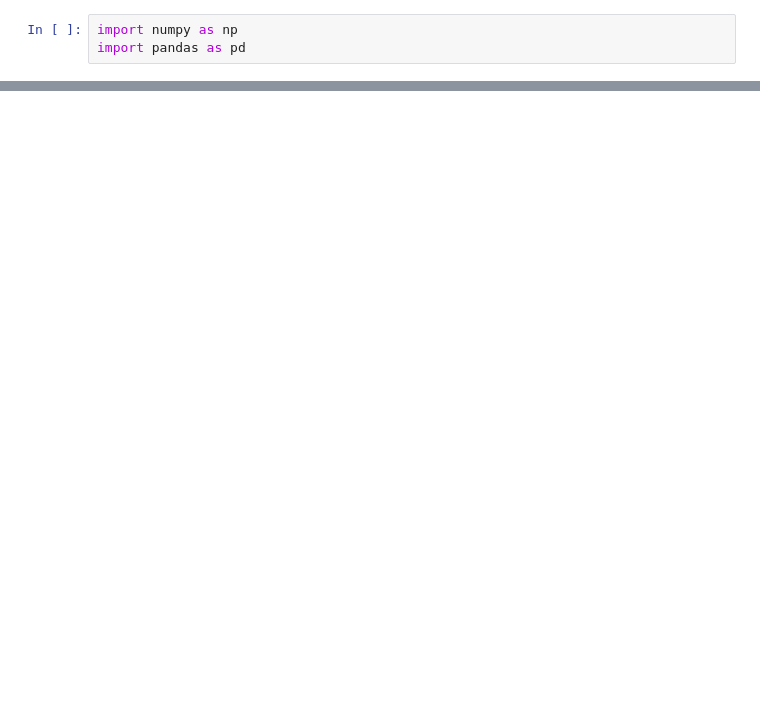
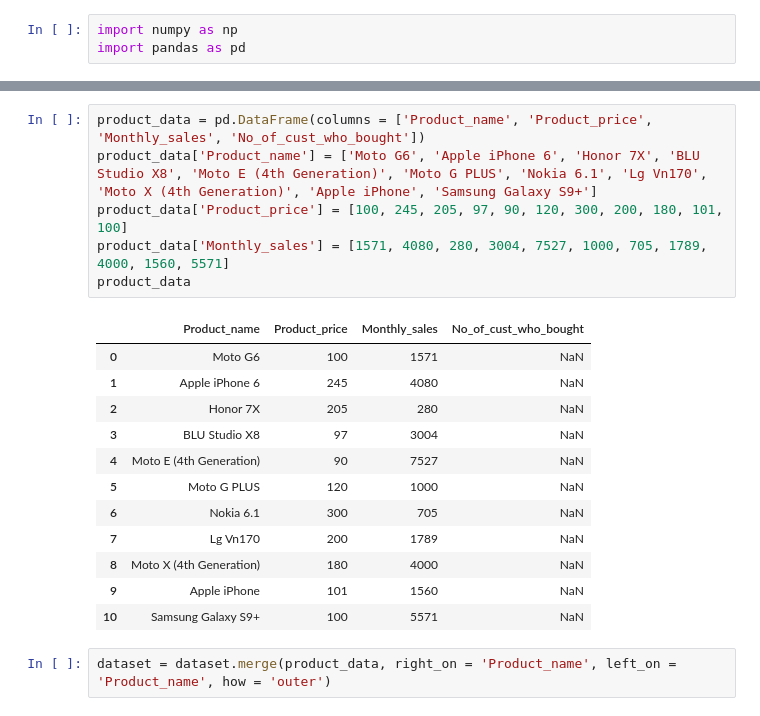
Before and after one commit to highmountainwarrior/Stock-Trading-Algo, a Jupyter notebook: Ecommerce_proj.ipynb, the cells around one changed output, grey strips where cells are left out. Drawn from its saved outputs; the diff is of its cells as text; blank space fills up the shorter version.

```diff
--- a/Ecommerce_proj.ipynb
+++ b/Ecommerce_proj.ipynb
@@ -26,0 +19,21 @@ array(['Existing', 'Existing', 'Existing', 'Existing', 'New', 'New',
+# %%
+product_data = pd.DataFrame(columns = ['Product_name', 'Product_price', 'Monthly_sales', 'No_of_cust_who_bought'])
+product_data['Product_name'] = ['Moto G6', 'Apple iPhone 6', 'Honor 7X', 'BLU Studio X8', 'Moto E (4th Generation)', 'Moto G PLUS', 'Nokia 6.1', 'Lg Vn170', 'Moto X (4th Generation)', 'Apple iPhone', 'Samsung Galaxy S9+']
+product_data['Product_price'] = [100, 245, 205, 97, 90, 120, 300, 200, 180, 101, 100]
+product_data['Monthly_sales'] = [1571, 4080, 280, 3004, 7527, 1000, 705, 1789, 4000, 1560, 5571]
+product_data
+# %% [output]
+|  | Product_name | Product_price | Monthly_sales | No_of_cust_who_bought |
+| 0 | Moto G6 | 100 | 1571 | NaN |
+| 1 | Apple iPhone 6 | 245 | 4080 | NaN |
+| 2 | Honor 7X | 205 | 280 | NaN |
+| 3 | BLU Studio X8 | 97 | 3004 | NaN |
+| 4 | Moto E (4th Generation) | 90 | 7527 | NaN |
+| 5 | Moto G PLUS | 120 | 1000 | NaN |
+| 6 | Nokia 6.1 | 300 | 705 | NaN |
+| 7 | Lg Vn170 | 200 | 1789 | NaN |
+| 8 | Moto X (4th Generation) | 180 | 4000 | NaN |
+| 9 | Apple iPhone | 101 | 1560 | NaN |
+| 10 | Samsung Galaxy S9+ | 100 | 5571 | NaN |
+# %%
+dataset = dataset.merge(product_data, right_on = 'Product_name', left_on = 'Product_name', how = 'outer')
```
Also changed, not shown: parts of 3 cells of this notebook.
